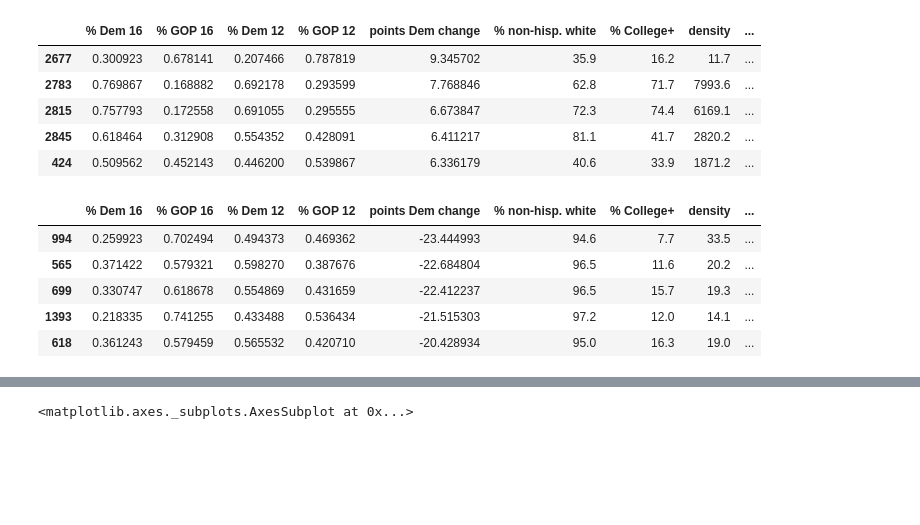
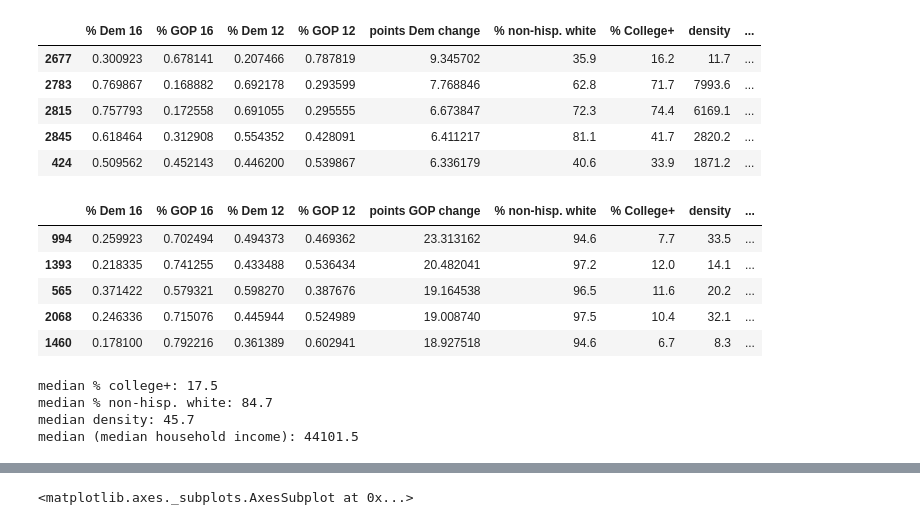
Before and after one commit to r-broderick/election_2016, a Jupyter notebook: 2016 Election Notebook v2.ipynb, the cells around one changed output, grey strips where cells are left out. Cells and saved outputs as stored; diff of their text form; code cells hidden in the pictures; blank space fills up the shorter version.

```diff
--- a/2016 Election Notebook v2.ipynb
+++ b/2016 Election Notebook v2.ipynb
@@ -38,7 +40,7 @@ totals = []
 
 for i in range(1121):
     for j in range(881):
-        if rain_alt.mask[j,i] == False:
+        if rain.mask[j,i] == False:
             lon, lat = bm(rain_x[i], rain_y[j], inverse = True)
             lats.append(lat)
             longs.append(lon)
@@ -217,10 +219,10 @@ full_1216_df['GOP votes change'] = \
     100*(full_1216_df['GOP votes 16'] - full_1216_df['GOP votes 12'])
 
 full_1216_df['GOP votes change factor'] = \
-    100*(full_1216_df['GOP votes 16']/full_1216_df['GOP votes 12'])
+    (full_1216_df['GOP votes 16']/full_1216_df['GOP votes 12'])
 
 full_1216_df['Dem votes change factor'] = \
-    100*(full_1216_df['Dem votes 16']/full_1216_df['Dem votes 12'])
+    (full_1216_df['Dem votes 16']/full_1216_df['Dem votes 12'])
 # %%
 full_df.columns
 # %% [output]
@@ -292,14 +294,29 @@ full_1216_df.sort_values('points Dem change', ascending = False)\
 # %%
 # And those swinging hardest toward the GOP.
 
-full_1216_df.sort_values('points Dem change')[['% Dem 16', '% GOP 16',  \
-                        '% Dem 12', '% GOP 12', 'points Dem change', \
+full_1216_df.sort_values('points GOP change', ascending = False)[['% Dem 16', '% GOP 16',  \
+                        '% Dem 12', '% GOP 12', 'points GOP change', \
                         '% non-hisp. white', '% College+', 'density', \
-                        'state']].head()
+                        'median household income', 'state']].head()
 # %% [output]
-|  | % Dem 16 | % GOP 16 | % Dem 12 | % GOP 12 | points Dem change | % non-hisp. white | % College+ | density | ... |
-| 994 | 0.259923 | 0.702494 | 0.494373 | 0.469362 | -23.444993 | 94.6 | 7.7 | 33.5 | ... |
-| 565 | 0.371422 | 0.579321 | 0.598270 | 0.387676 | -22.684804 | 96.5 | 11.6 | 20.2 | ... |
-| 699 | 0.330747 | 0.618678 | 0.554869 | 0.431659 | -22.412237 | 96.5 | 15.7 | 19.3 | ... |
-| 1393 | 0.218335 | 0.741255 | 0.433488 | 0.536434 | -21.515303 | 97.2 | 12.0 | 14.1 | ... |
-| 618 | 0.361243 | 0.579459 | 0.565532 | 0.420710 | -20.428934 | 95.0 | 16.3 | 19.0 | ... |
+|  | % Dem 16 | % GOP 16 | % Dem 12 | % GOP 12 | points GOP change | % non-hisp. white | % College+ | density | ... |
+| 994 | 0.259923 | 0.702494 | 0.494373 | 0.469362 | 23.313162 | 94.6 | 7.7 | 33.5 | ... |
+| 1393 | 0.218335 | 0.741255 | 0.433488 | 0.536434 | 20.482041 | 97.2 | 12.0 | 14.1 | ... |
+| 565 | 0.371422 | 0.579321 | 0.598270 | 0.387676 | 19.164538 | 96.5 | 11.6 | 20.2 | ... |
+| 2068 | 0.246336 | 0.715076 | 0.445944 | 0.524989 | 19.008740 | 97.5 | 10.4 | 32.1 | ... |
+| 1460 | 0.178100 | 0.792216 | 0.361389 | 0.602941 | 18.927518 | 94.6 | 6.7 | 8.3 | ... |
+# %%
+# One is struck by the shear size of the swings in this latter table.
+# We also notice that every one of the top five is over 94% white, and all
+# are below the medians for '% College+' and 'density.' They are also all
+# below or roughly equal to the median for median household income.
+
+print('median % college+:', full_1216_df['% College+'].median())
+print('median % non-hisp. white:', full_1216_df['% non-hisp. white'].median())
+print('median density:', full_1216_df['density'].median())
+print('median (median household income):', full_1216_df['median household income'].median())
+# %% [output]
+median % college+: 17.5
+median % non-hisp. white: 84.7
+median density: 45.7
+median (median household income): 44101.5
```
Also changed, not shown: parts of 22 cells of this notebook.
